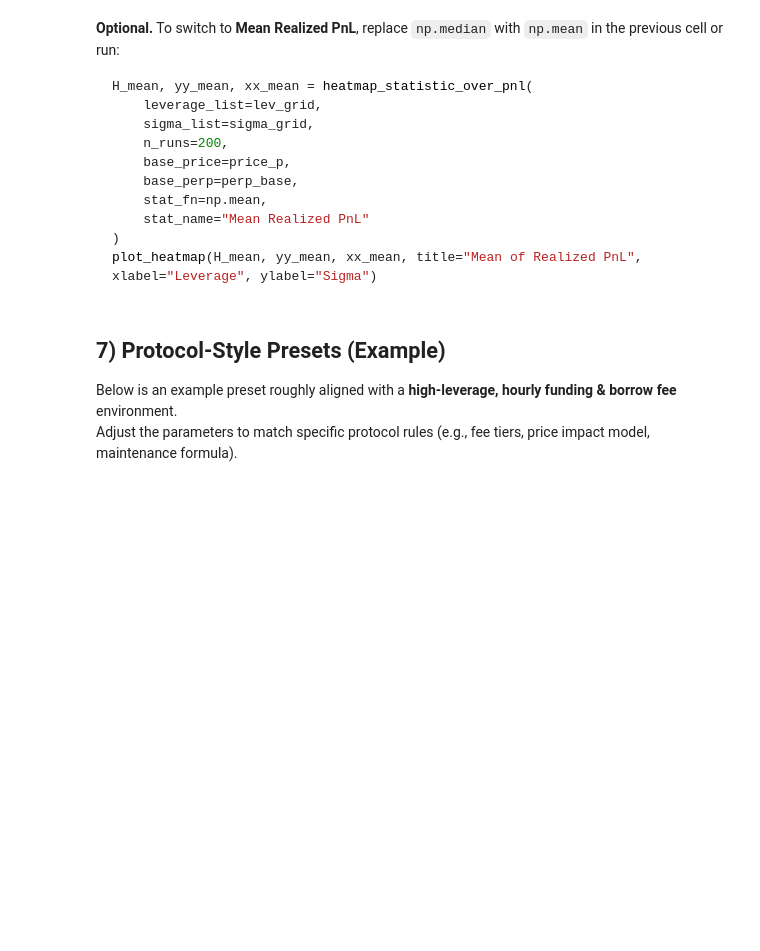
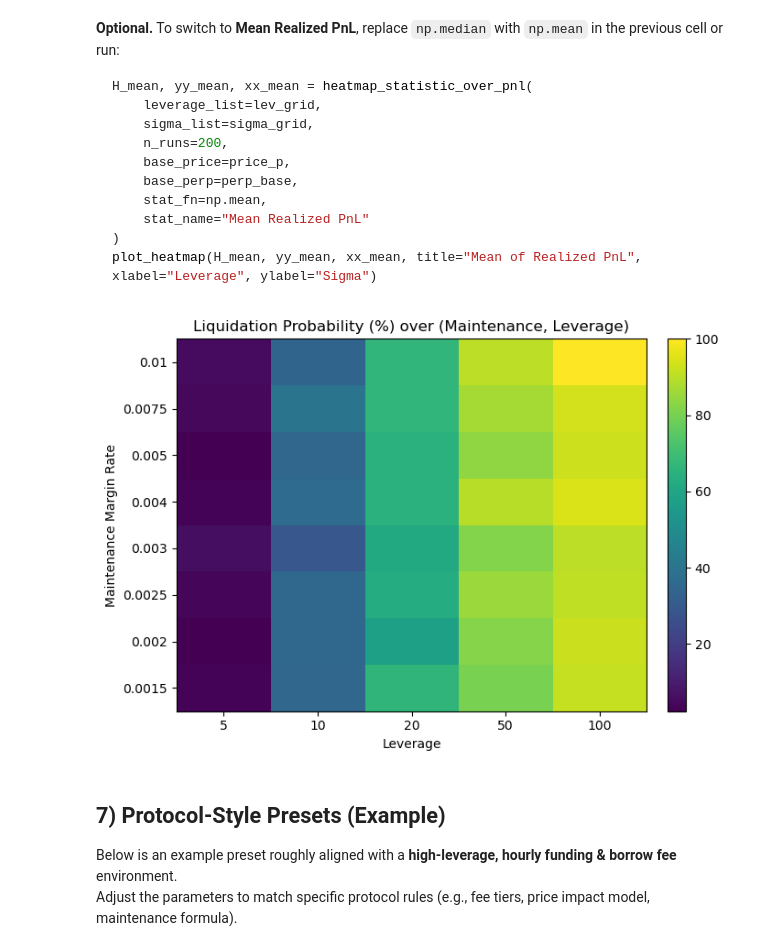
Before and after one commit to LucaPennella/sok-defi-derivatives, a Jupyter notebook: Perpetuals-Simulation-Notebook.ipynb, the cells around one changed output. Cells and saved outputs as stored; diff of their text form; code cells hidden in the pictures; blank space fills up the shorter version.

````diff
--- a/Perpetuals-Simulation-Notebook.ipynb
+++ b/Perpetuals-Simulation-Notebook.ipynb
@@ -491,6 +529,73 @@ H_mean, yy_mean, xx_mean = heatmap_statistic_over_pnl(
 )
 plot_heatmap(H_mean, yy_mean, xx_mean, title="Mean of Realized PnL", xlabel="Leverage", ylabel="Sigma")
 ```
+# %%
+def heatmap_liq_prob_mmr_leverage(
+    mmr_list: List[float],
+    leverage_list: List[float],
+    n_runs: int,
+    base_price: PriceProcessParams,
+    base_perp: PerpParams,
+) -> np.ndarray:
+    """
+    Matrix H with shape (len(mmr_list), len(leverage_list)):
+    H[i, j] = liquidation probability at maintenance_margin_rate = mmr_list[i], leverage = leverage_list[j].
+    """
+    H = np.zeros((len(mmr_list), len(leverage_list)))
+    for i, mmr in enumerate(mmr_list):
+        for j, L in enumerate(leverage_list):
+            price_p = PriceProcessParams(**{**base_price.__dict__})
+            perp_p  = PerpParams(**{**base_perp.__dict__, "maintenance_margin_rate": mmr, "leverage": L})
+            out = simulate_batch(n_runs=n_runs, price_params=price_p, perp_params=perp_p)
+            H[i, j] = out["liq_prob"]
+    return H
+
+def heatmap_stat_over_pnl_mmr_leverage(
+    mmr_list: List[float],
+    leverage_list: List[float],
+    n_runs: int,
+    base_price: PriceProcessParams,
+    base_perp: PerpParams,
+    stat_fn=np.median,  # use np.mean if you prefer
+) -> np.ndarray:
+    """
+    Matrix H with PnL-based statistic over (maintenance margin, leverage).
+    Default statistic is the median of realized PnL.
+    """
+    H = np.zeros((len(mmr_list), len(leverage_list)))
+    for i, mmr in enumerate(mmr_list):
+        for j, L in enumerate(leverage_list):
+            price_p = PriceProcessParams(**{**base_price.__dict__})
+            perp_p  = PerpParams(**{**base_perp.__dict__, "maintenance_margin_rate": mmr, "leverage": L})
+            out = simulate_batch(n_runs=n_runs, price_params=price_p, perp_params=perp_p)
+            H[i, j] = stat_fn(out["df"]["realized_pnl"].values)
+    return H
+
+def plot_heatmap(matrix: np.ndarray, y_ticks: List[float], x_ticks: List[float],
+                 title: str, xlabel: str, ylabel: str) -> None:
+    """Single heatmap figure (matplotlib only; no custom colors)."""
+    plt.figure(figsize=(7,5))
+    im = plt.imshow(matrix, aspect="auto", origin="lower")
+    plt.colorbar(im, fraction=0.046, pad=0.04)
+    plt.xticks(range(len(x_ticks)), x_ticks)
+    plt.yticks(range(len(y_ticks)), y_ticks)
+    plt.title(title)
+    plt.xlabel(xlabel)
+    plt.ylabel(ylabel)
+    plt.tight_layout()
+    plt.show()
+
+
+# --- Example heatmaps ---
+lev_grid  = [5, 10, 20, 50, 100]
+mmr_grid2 = [0.0015, 0.0020, 0.0025, 0.0030, 0.0040, 0.0050, 0.0075, 0.0100]
+
+H_liq = heatmap_liq_prob_mmr_leverage(mmr_grid2, lev_grid, n_runs=500, base_price=price_p, base_perp=perp_base)
+plot_heatmap(100*H_liq, mmr_grid2, lev_grid,
+             title="Liquidation Probability (%) over (Maintenance, Leverage)",
+             xlabel="Leverage", ylabel="Maintenance Margin Rate")
+# %% [output]
+[figure, added]
 # %% [markdown]
 
 <a id='presets'></a>
````
Also changed, not shown: parts of 10 cells of this notebook.
